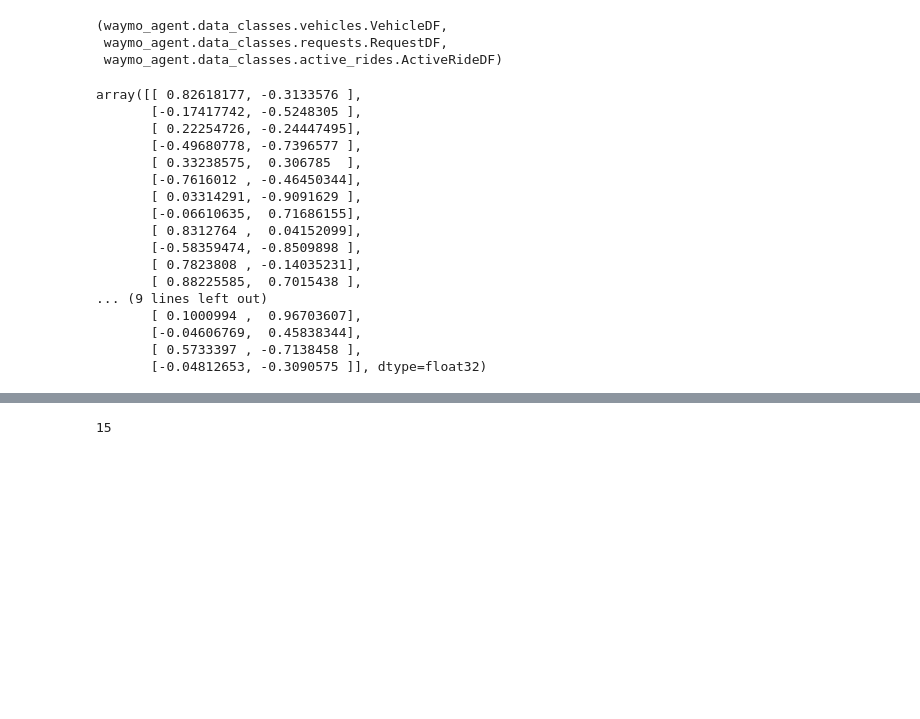
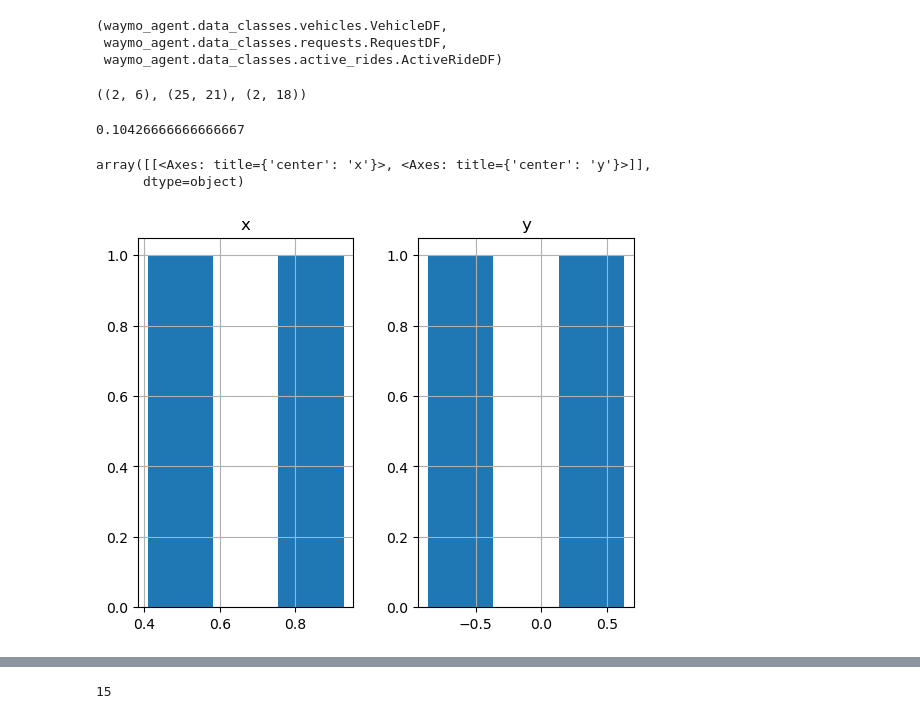
Before and after one commit to akseldkw07/Waymo-Agent, a Jupyter notebook: notebooks/mixin/transition_model.ipynb, the cells around one changed output, grey strips where cells are left out. Drawn from its saved outputs; the diff is of its cells as text; code cells hidden in the pictures; blank space fills up the shorter version.

Commit message:
working-barely Modified: - transition_model.ipynb - config.py - rendering_mixin.py

```diff
--- a/notebooks/mixin/transition_model.ipynb
+++ b/notebooks/mixin/transition_model.ipynb
@@ -54,20 +51,20 @@ action = env.action_space.sample()
-# %%
-action["reposition"]
-# %% [output]
-array([[ 0.82618177, -0.3133576 ],
-       [-0.17417742, -0.5248305 ],
-       [ 0.22254726, -0.24447495],
-       [-0.49680778, -0.7396577 ],
-       [ 0.33238575,  0.306785  ],
-       [-0.7616012 , -0.46450344],
-       [ 0.03314291, -0.9091629 ],
-       [-0.06610635,  0.71686155],
-       [ 0.8312764 ,  0.04152099],
-       [-0.58359474, -0.8509898 ],
-       [ 0.7823808 , -0.14035231],
-       [ 0.88225585,  0.7015438 ],
-... (9 lines left out)
-       [ 0.1000994 ,  0.96703607],
-       [-0.04606769,  0.45838344],
-       [ 0.5733397 , -0.7138458 ],
-       [-0.04812653, -0.3090575 ]], dtype=float32)
+# %%
+veh.shape, req.shape, rides.shape
+# %% [output]
+((2, 6), (25, 21), (2, 18))
+# %%
+cfg = env.config
+cfg.lambda_per_node * env.num_nodes
+# %% [output]
+0.10426666666666667
+# %%
+action = env.action_space.sample()
+dispatches = pd.DataFrame({"dispatch": action["dispatch"]})
+prices = pd.DataFrame({"prices": action["prices"]})
+reposition = pd.DataFrame(action["reposition"], columns=["x", "y"])
+# %%
+reposition.hist(bins="rice")
+# %% [output]
+array([[<Axes: title={'center': 'x'}>, <Axes: title={'center': 'y'}>]],
+      dtype=object)
+[figure, added]
```
Also changed, not shown: parts of 6 cells of this notebook, 2 other files.
